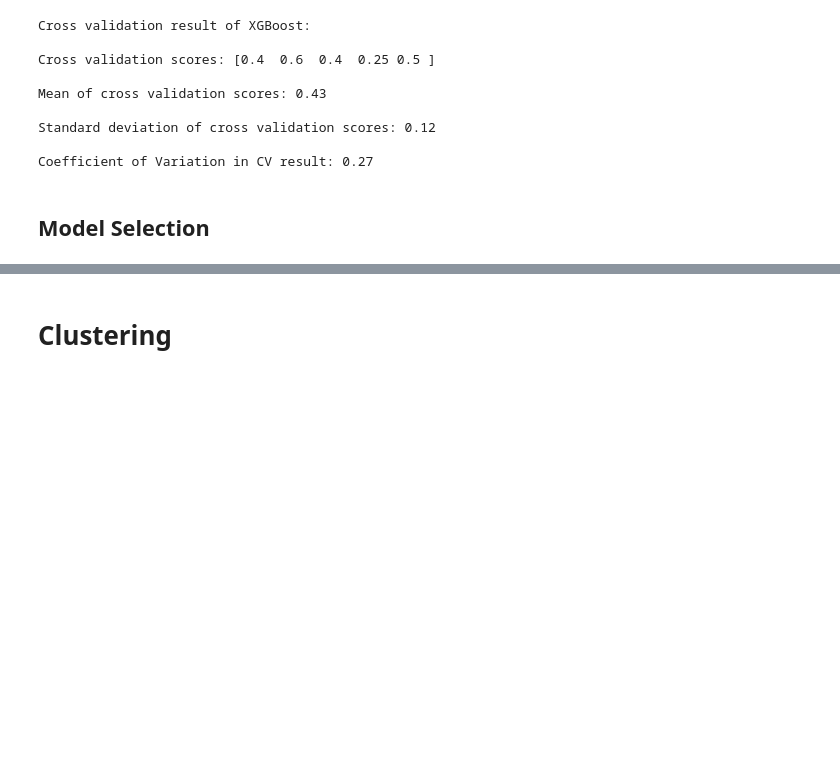
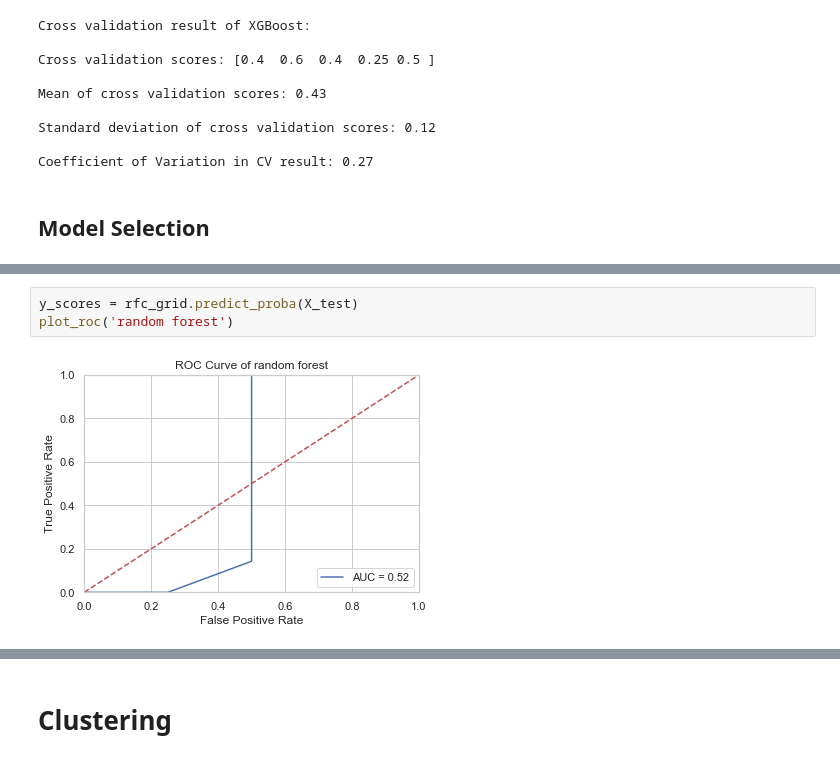
Before and after one commit to ZhenghaoXiao32/educational-process-mining, a Jupyter notebook: educational_process_mining.ipynb, the cells around one changed output, grey strips where cells are left out. Cells and saved outputs as stored; diff of their text form; blank space fills up the shorter version.

```diff
--- a/educational_process_mining.ipynb
+++ b/educational_process_mining.ipynb
@@ -1939,0 +1953,5 @@ From that point, we can use error-based models like SVM and logistic regression,
+# %%
+y_scores = rfc_grid.predict_proba(X_test)
+plot_roc('random forest')
+# %% [output]
+[figure, added]
```
Also changed, not shown: parts of 13 cells of this notebook.
